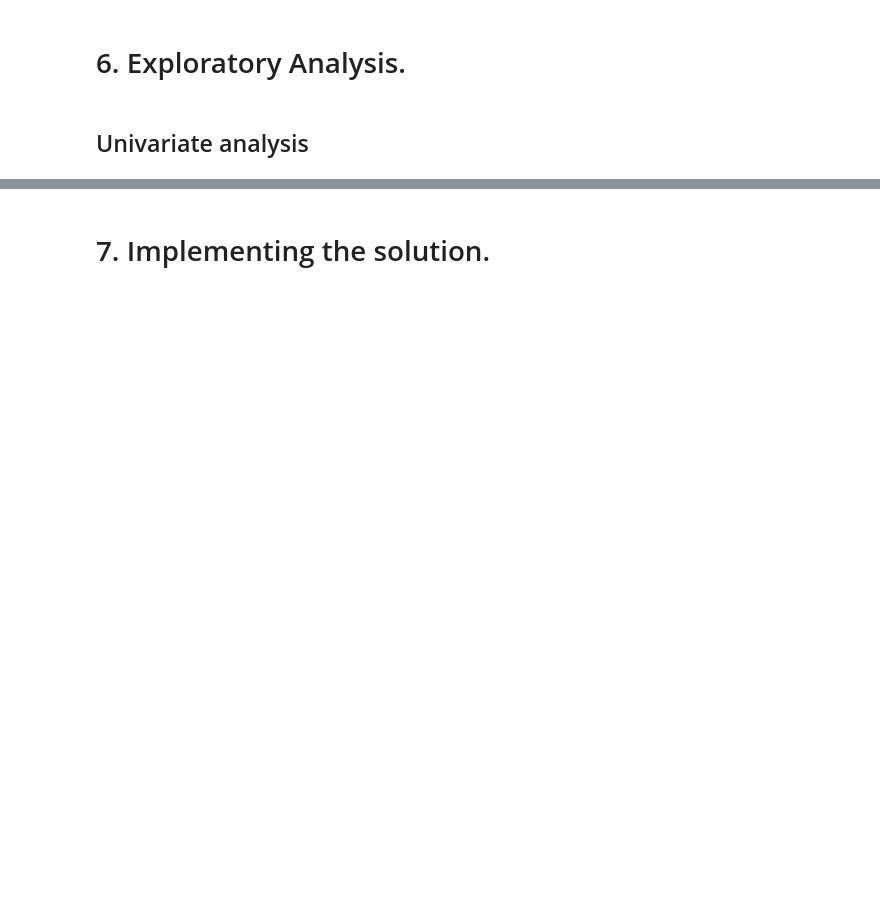
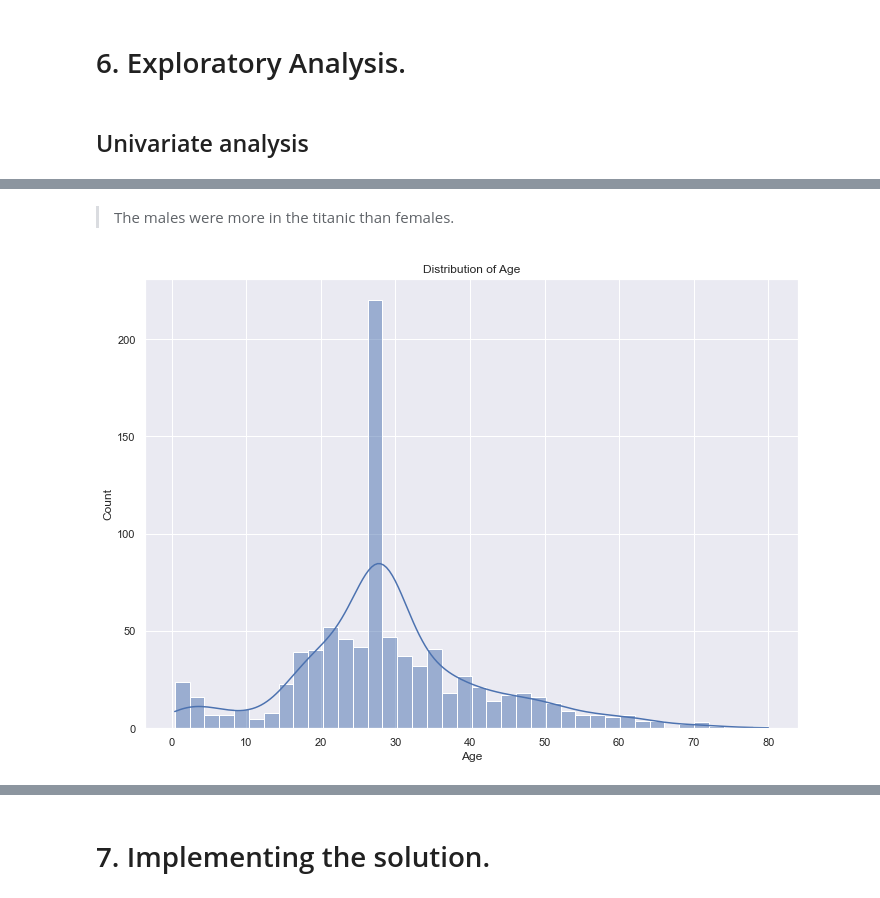
Before and after one commit to Wachira-2030/Machine-learning-from-disaster, a Jupyter notebook: Index.ipynb, the cells around one changed output, grey strips where cells are left out. Saved outputs shown, nothing was run; the diff lists cells and outputs as text; code cells hidden in the pictures; blank space fills up the shorter version.

```diff
--- a/Index.ipynb
+++ b/Index.ipynb
@@ -177,0 +233,9 @@ training["Age"].isnull().sum()
+# %% [markdown]
+> The males were more in the titanic than females.
+# %%
+#distribution of the age in the titanic.
+sns.set(rc={'figure.figsize':(11.7,8.27)})
+sns.histplot(data=training, x="Age",bins=40,kde=True).set(title="Distribution of Age")
+plt.show();
+# %% [output]
+[figure, added]
```
Also changed, not shown: parts of 41 cells of this notebook.
